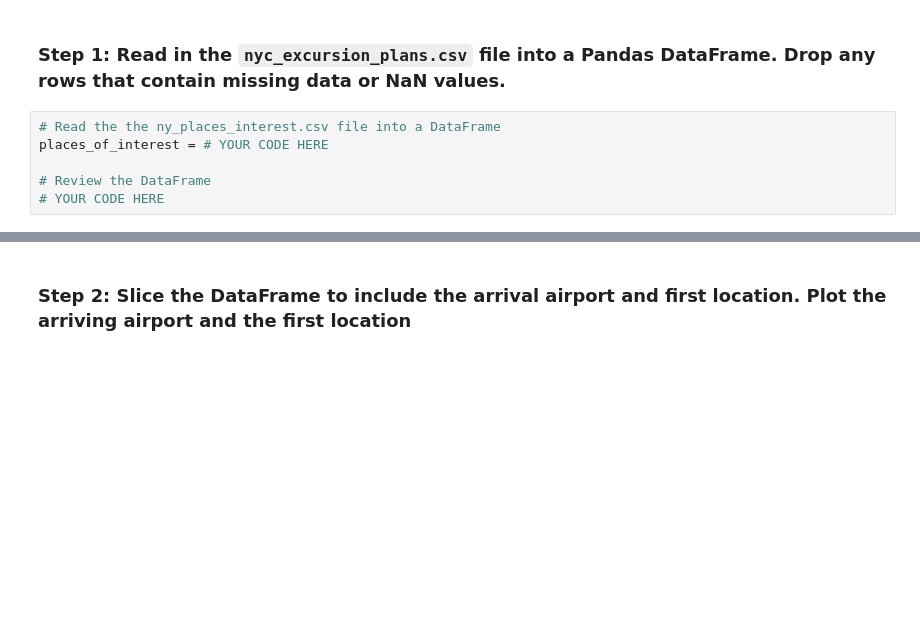
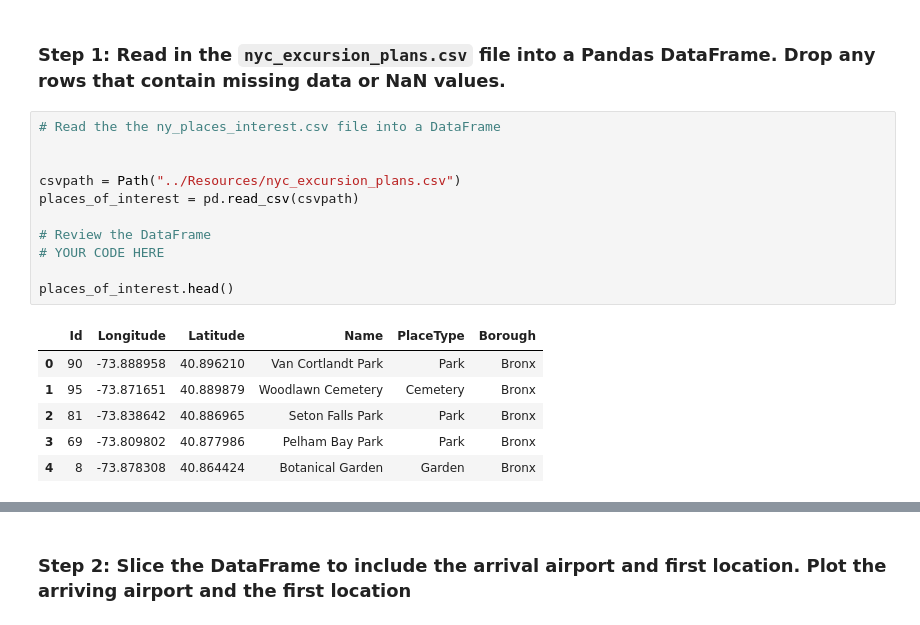
Before and after one commit to apakuki/FinTechBC-ClassActivity, a Jupyter notebook: 6.3/04-Stu_Cartographers_Expedition/Unsolved/cartographers_expedition.ipynb, the cells around one changed output, grey strips where cells are left out. Cells and saved outputs as stored; diff of their text form; blank space fills up the shorter version.

```diff
--- a/6.3/04-Stu_Cartographers_Expedition/Unsolved/cartographers_expedition.ipynb
+++ b/6.3/04-Stu_Cartographers_Expedition/Unsolved/cartographers_expedition.ipynb
@@ -11,7 +11,19 @@ import hvplot.pandas
 ### Step 1: Read in the `nyc_excursion_plans.csv` file into a Pandas DataFrame. Drop any rows that contain missing data or NaN values.
 # %%
 # Read the the ny_places_interest.csv file into a DataFrame
-places_of_interest = # YOUR CODE HERE
+
+
+csvpath = Path("../Resources/nyc_excursion_plans.csv")
+places_of_interest = pd.read_csv(csvpath)
 
 # Review the DataFrame
 # YOUR CODE HERE
+
+places_of_interest.head()
+# %% [output]
+|  | Id | Longitude | Latitude | Name | PlaceType | Borough |
+| 0 | 90 | -73.888958 | 40.896210 | Van Cortlandt Park | Park | Bronx |
+| 1 | 95 | -73.871651 | 40.889879 | Woodlawn Cemetery | Cemetery | Bronx |
+| 2 | 81 | -73.838642 | 40.886965 | Seton Falls Park | Park | Bronx |
+| 3 | 69 | -73.809802 | 40.877986 | Pelham Bay Park | Park | Bronx |
+| 4 | 8 | -73.878308 | 40.864424 | Botanical Garden | Garden | Bronx |
```
Also changed, not shown: parts of 2 cells of this notebook, 1 other file.
